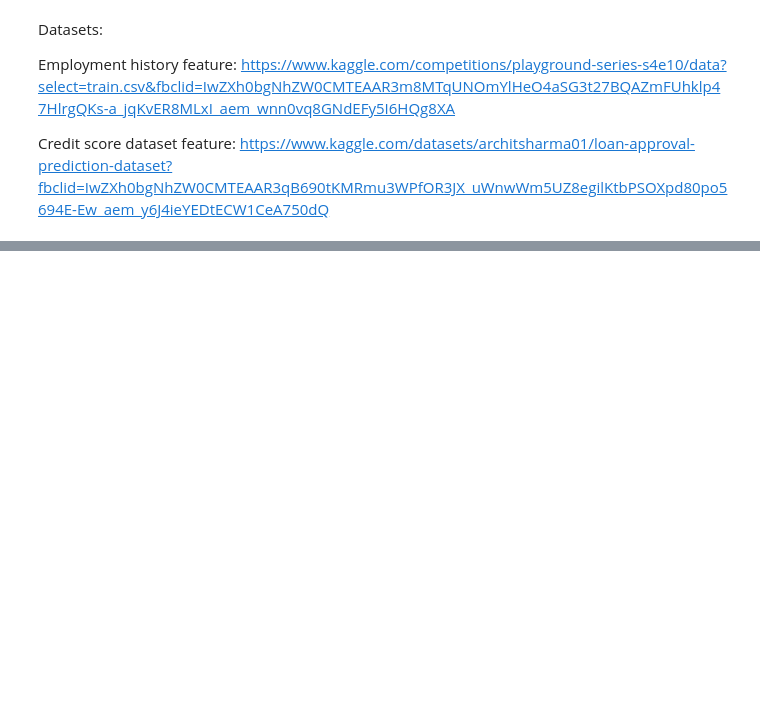
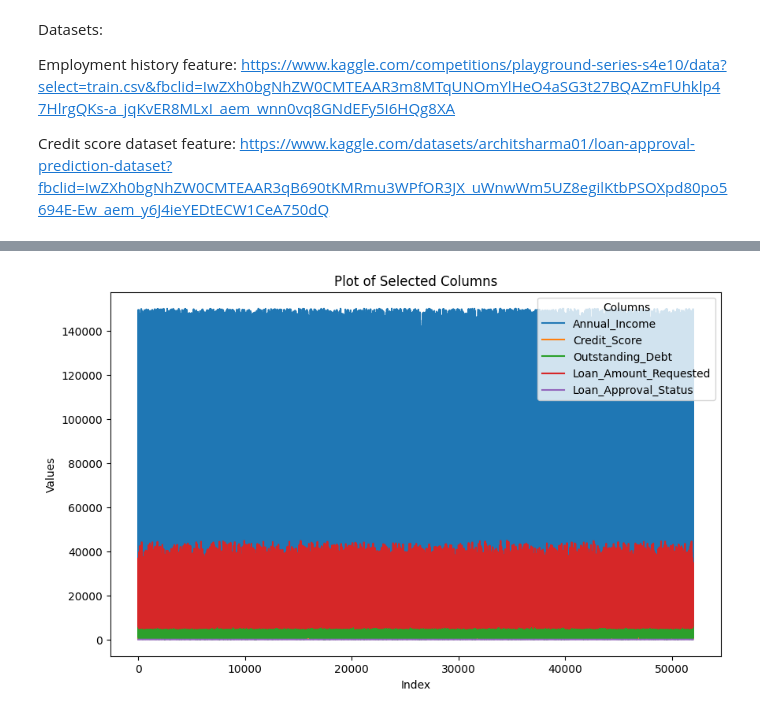
Before and after one commit to Harithelamin/ACIT4620-24H-G6, a Jupyter notebook: main.ipynb, the cells around one changed output, grey strips where cells are left out. Drawn from its saved outputs; the diff is of its cells as text; code cells hidden in the pictures; blank space fills up the shorter version.

Commit message:
Update main.ipynb
update dataset, combine rules, and functions in main file

```diff
--- a/main.ipynb
+++ b/main.ipynb
@@ -412,0 +85,3 @@ print(sample_data.head())
+# %%
+# Read the CSV file
+data = pd.read_csv('../ACIT4620-24H-G6/dataset/loan_dataset.csv')
@@ -412,0 +130,13 @@ print(sample_data.head())
+# %%
+# Define fuzzy variables (input variables)
+# We selected the most important columns from the dataset to use later in the rules.
+selected_columns = ['Employment_Status', 'Annual_Income', 'Credit_Score', 'Outstanding_Debt', 'Loan_Amount_Requested', 'Loan_Type','Loan_Purpose', 'Loan_Approval_Status']
+
+Employment_Status = ctrl.Antecedent(np.arange(18, 101, 1), 'Employment_Status')
+Annual_Income = ctrl.Antecedent(np.arange(0, 500000, 1000), 'Annual_Income')
+Credit_Score = ctrl.Antecedent(np.arange(1000, 50000, 500), 'Credit_Score')
+Outstanding_Debt = ctrl.Antecedent(np.arange(0, 30, 0.1), 'Outstanding_Debt')
+Loan_Amount_Requested = ctrl.Antecedent(np.arange(0, 1, 0.01), 'Loan_Amount_Requested')
+Loan_Type = ctrl.Consequent(np.arange(0, 2, 1), 'Loan_Type')
+Loan_Purpose = ctrl.Antecedent(np.arange(0, 30, 0.1), 'Loan_Purpose')
+Loan_Approval_Status = ctrl.Antecedent(np.arange(0, 1, 0.01), 'Loan_Approval_Status')
@@ -412,0 +161,20 @@ print(sample_data.head())
+# %%
+import pandas as pd
+import matplotlib.pyplot as plt
+
+columns_to_plot = selected_columns
+# Plot the data
+data[columns_to_plot].plot(kind='line', figsize=(10, 6))
+
+# Adding titles and labels using matplotlib (plt)
+plt.title('Plot of Selected Columns')
+plt.xlabel('Index')
+plt.ylabel('Values')
+
+# Adding a legend with a title
+plt.legend(title='Columns')
+
+# Show the plot
+plt.show()
+# %% [output]
+[figure, added]
```
Also changed, not shown: parts of 52 cells of this notebook.
